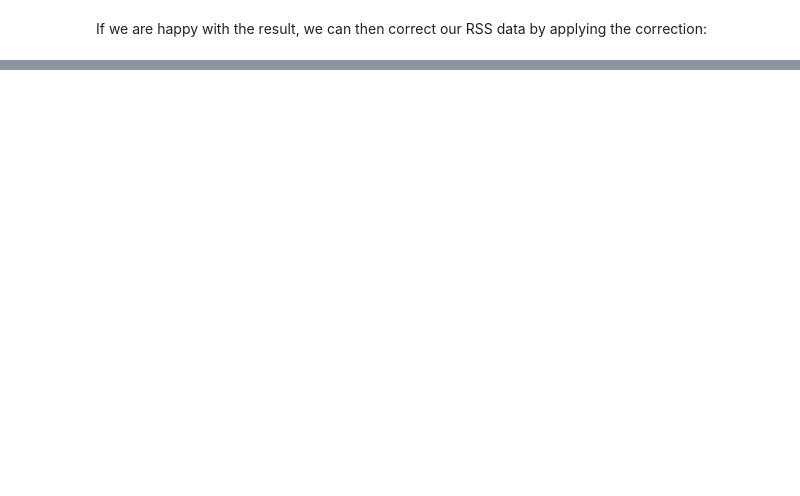
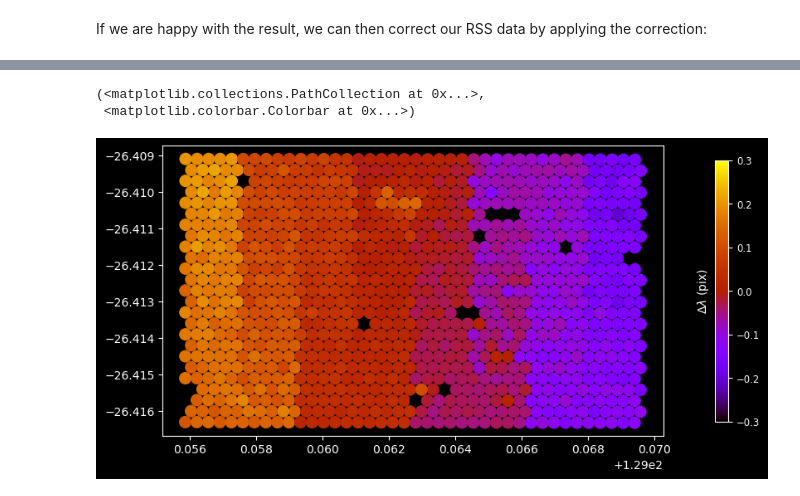
Before and after one commit to pykoala/pykoala, a Jupyter notebook: tutorials/wavelength_offset_correction.ipynb, the cells around one changed output, grey strips where cells are left out. Cells and saved outputs as stored; diff of their text form; code cells hidden in the pictures; blank space fills up the shorter version.

```diff
--- a/tutorials/wavelength_offset_correction.ipynb
+++ b/tutorials/wavelength_offset_correction.ipynb
@@ -129,0 +165,4 @@ plt.xlim(wave_range)
+# %%
+from pykoala.corrections.sky import WaveletFilter
+from pykoala.corrections.wavelength import WavelengthCorrection
+rss = koala_rss("data/27feb20034red.fits")
@@ -129,0 +174,2 @@ plt.xlim(wave_range)
+# %%
+wavelet = WaveletFilter(rss)
@@ -129,0 +182,11 @@ plt.xlim(wave_range)
+# %%
+wave_offset = wavelet.get_wavelength_offset()
+# %%
+fig, ax = plt.subplots(ncols=1, constrained_layout=True, sharex=True, sharey=True,
+                        figsize=(8, 4))
+fibre_map(fig, ax, r'$\Delta\lambda$ (pix)', rss, wave_offset.offset_data[:, 0], norm=plt.Normalize(vmin=-0.3, vmax=0.3),
+          cmap='gnuplot')
+# %% [output]
+(<matplotlib.collections.PathCollection at 0x...>,
+ <matplotlib.colorbar.Colorbar at 0x...>)
+[figure, added]
```
Also changed, not shown: parts of 16 cells of this notebook.
